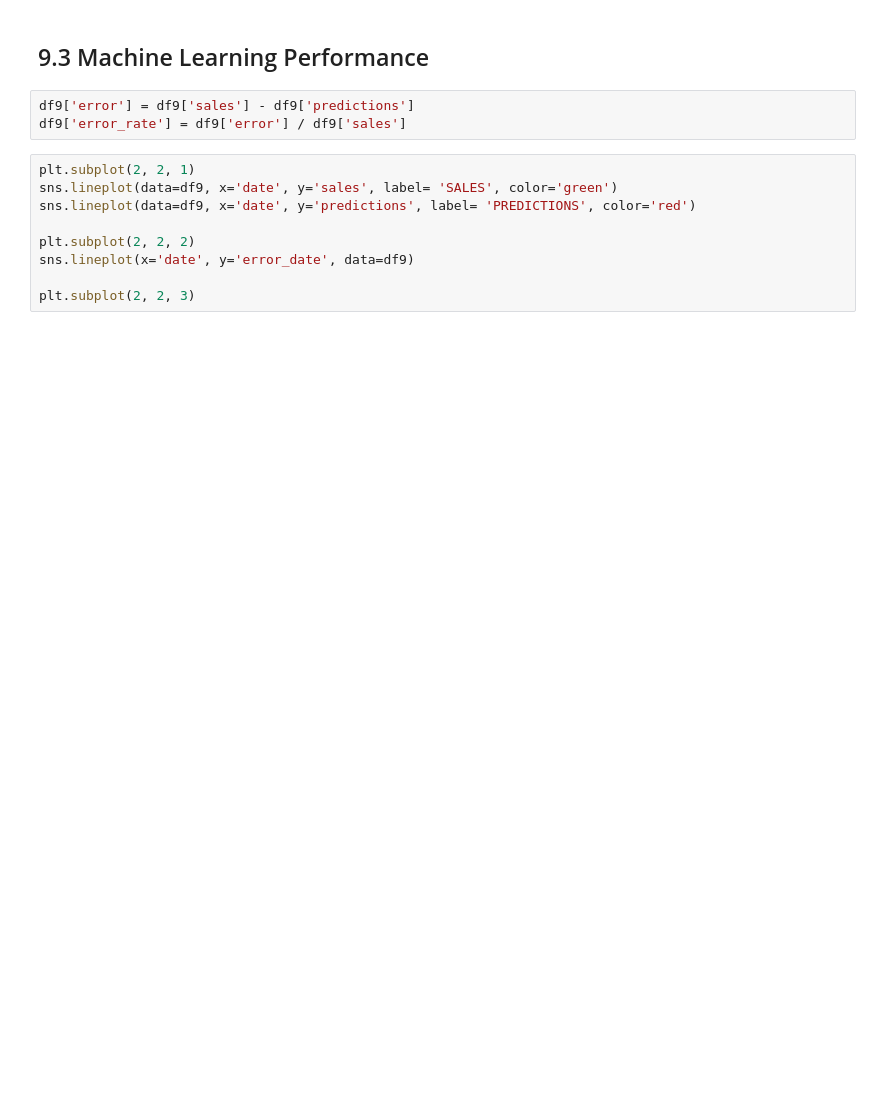
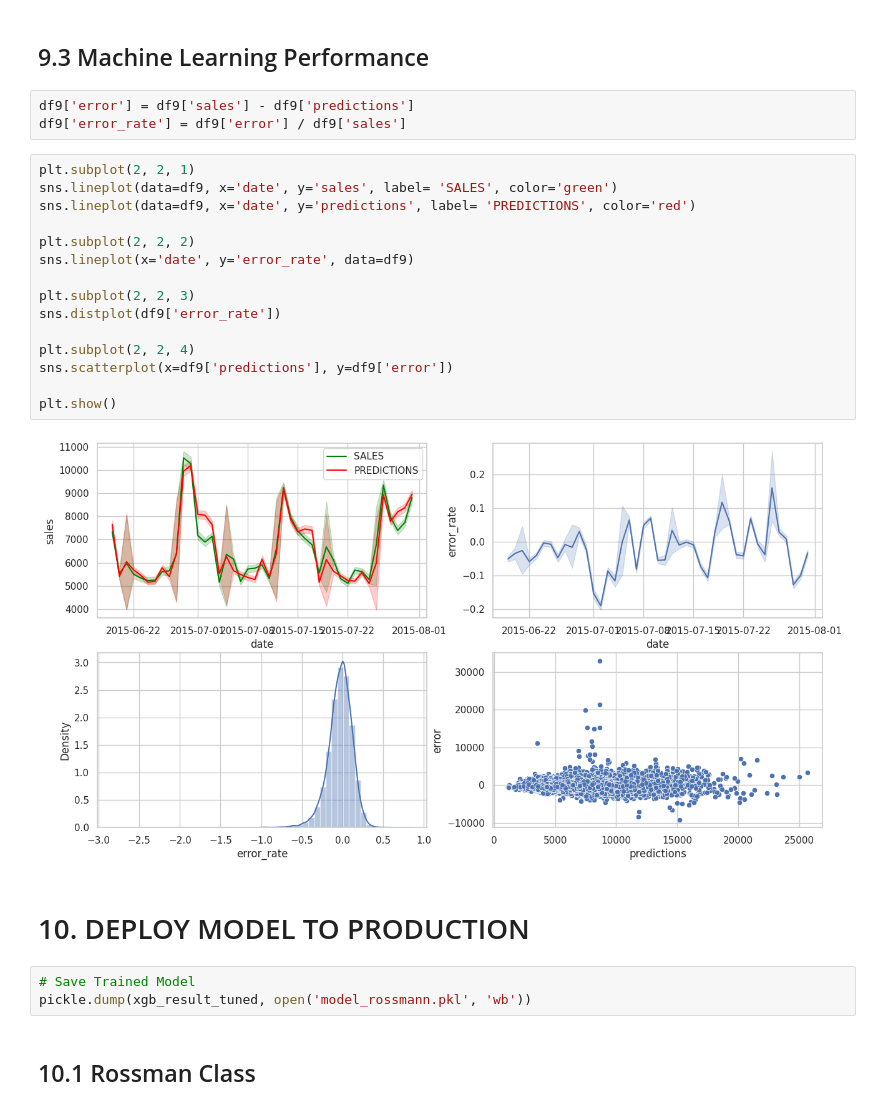
Before and after one commit to guiaustregesilo-ds/Rossman_Project, a Jupyter notebook: DS_em_Produção_Oficial.ipynb, the cells around one changed output. Cells and saved outputs as stored; diff of their text form; blank space fills up the shorter version.

```diff
--- a/DS_em_Produção_Oficial.ipynb
+++ b/DS_em_Produção_Oficial.ipynb
@@ -1498,9 +1438,24 @@ df9['error_rate'] = df9['error'] / df9['sales']
 # %%
 plt.subplot(2, 2, 1)
 sns.lineplot(data=df9, x='date', y='sales', label= 'SALES', color='green')
 sns.lineplot(data=df9, x='date', y='predictions', label= 'PREDICTIONS', color='red')
 
 plt.subplot(2, 2, 2)
-sns.lineplot(x='date', y='error_date', data=df9)
+sns.lineplot(x='date', y='error_rate', data=df9)
 
 plt.subplot(2, 2, 3)
+sns.distplot(df9['error_rate'])
+
+plt.subplot(2, 2, 4)
+sns.scatterplot(x=df9['predictions'], y=df9['error'])
+
+plt.show()
+# %% [output]
+[figure, added]
+# %% [markdown]
+# 10. DEPLOY MODEL TO PRODUCTION
+# %%
+# Save Trained Model
+pickle.dump(xgb_result_tuned, open('model_rossmann.pkl', 'wb'))
+# %% [markdown]
+## 10.1 Rossman Class
```
Also changed, not shown: parts of 28 cells of this notebook.
